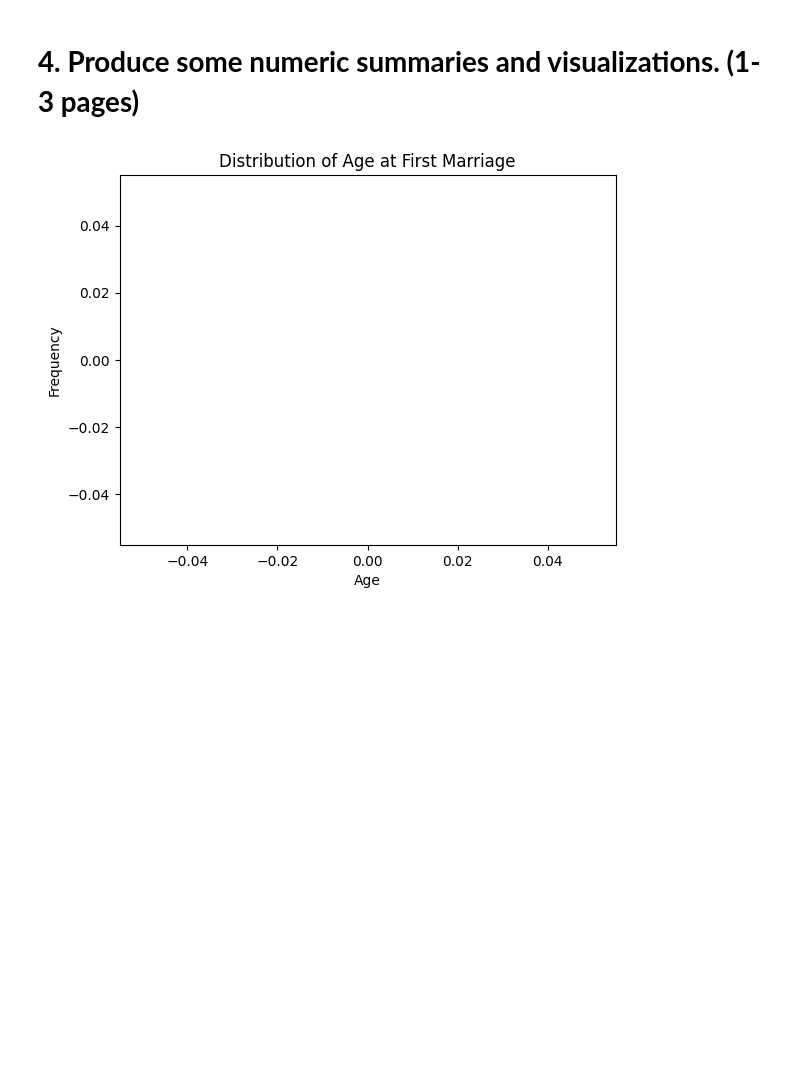
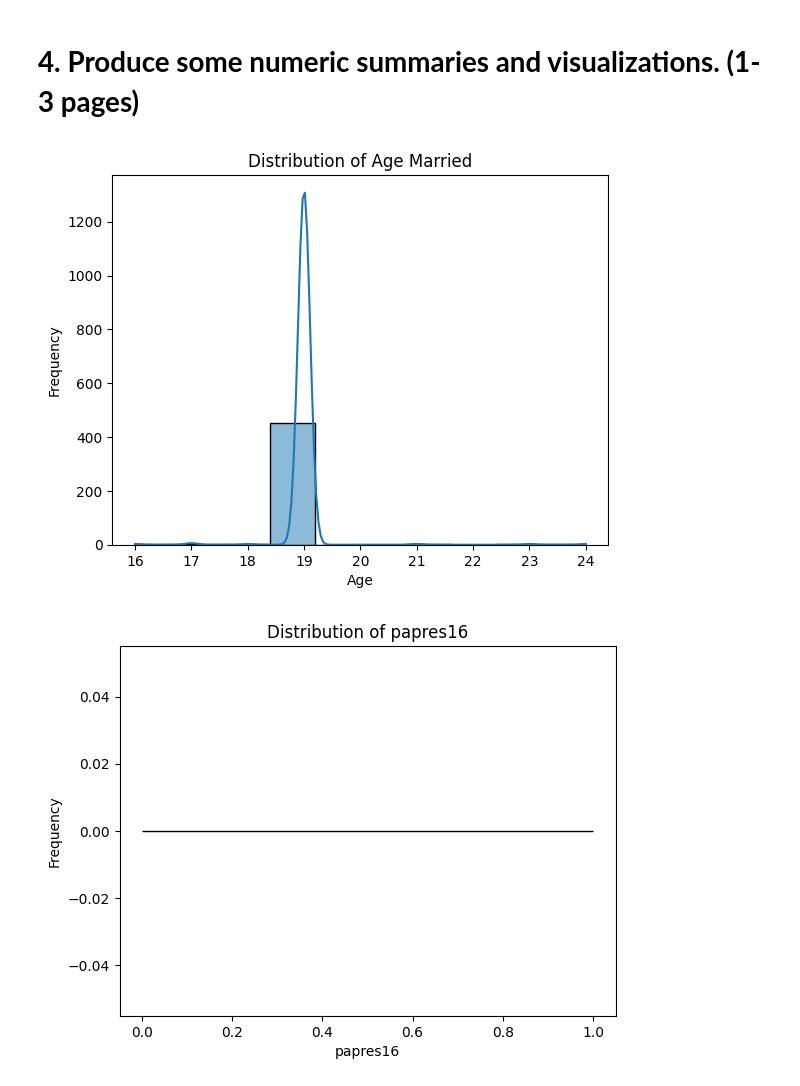
Before and after one commit to norawik/EDA, a Jupyter notebook: lab/gss.ipynb, the cells around one changed output. Saved outputs shown, nothing was run; the diff lists cells and outputs as text; code cells hidden in the pictures; blank space fills up the shorter version.

```diff
--- a/lab/gss.ipynb
+++ b/lab/gss.ipynb
@@ -149,3 +149,7 @@ agewed       float64
 padeg       category
 madeg       category
 dtype: object
+# %%
+df['degree'] = df['degree'].str.lower() #convert all strings to lowercase to ensure standardization
+df['rincome'] = df['rincome'].str.strip().str.lower()
+print(df.head())
@@ -152,10 +170,21 @@ dtype: object
 # %% [markdown]
 # **4. Produce some numeric summaries and visualizations. (1-3 pages)**
 # %%
-sns.histplot(df['agewed'].dropna(), bins=20, kde=True)
-plt.title('Distribution of Age at First Marriage')
+#Create visualizations
+
+#Create a histogram of age at marriage
+sns.histplot(df['agewed'], kde=True)
+plt.title('Distribution of Age Married')
 plt.xlabel('Age')
 plt.ylabel('Frequency')
 plt.show()
+
+#Create a
+sns.histplot(df['papres16'], kde=True, color='skyblue')
+plt.title('Distribution of papres16')
+plt.xlabel('papres16')
+plt.ylabel('Frequency')
+plt.show()
 # %% [output]
-[figure, old version]
+[figure, new version]
+[figure, added]
```
Also changed, not shown: parts of 2 cells of this notebook.
